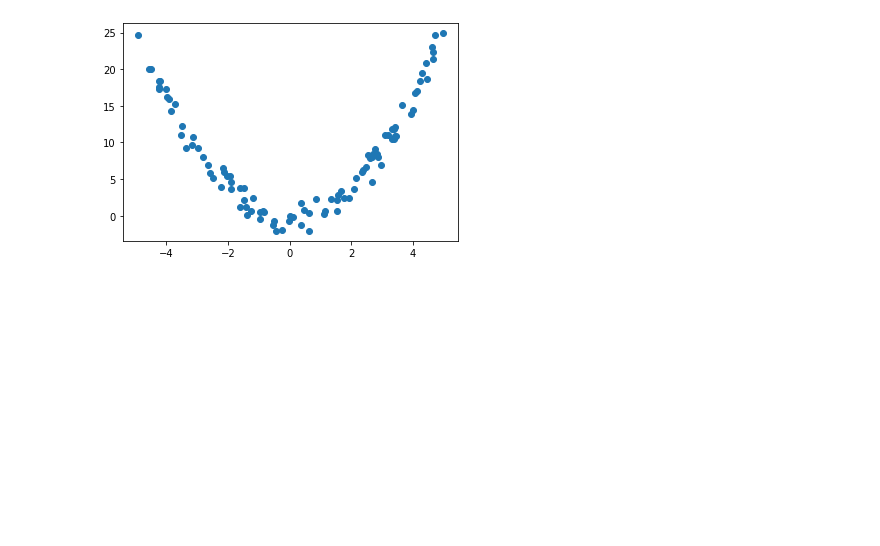
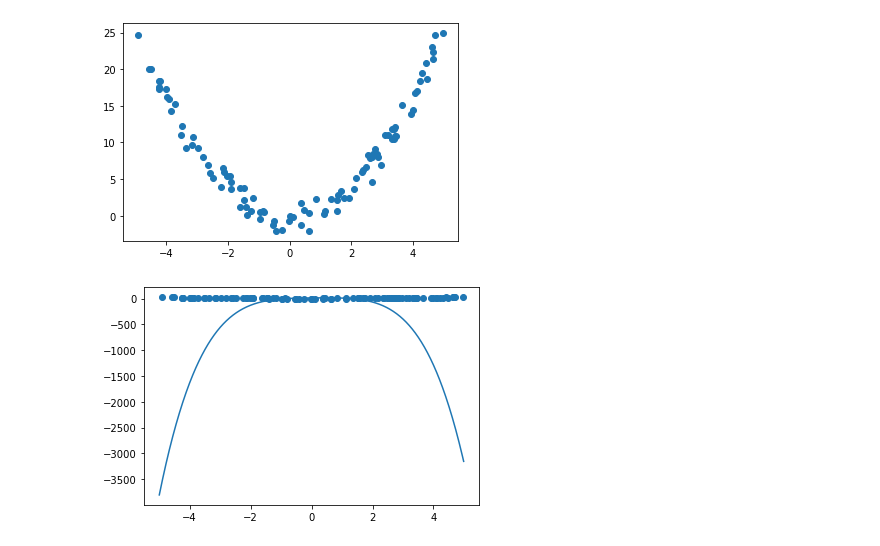
Before and after one commit to ryuichiueda/robot_and_stats_code, a Jupyter notebook: 8章の曲線回帰.ipynb, the cells around one changed output. Saved outputs shown, nothing was run; the diff lists cells and outputs as text; code cells hidden in the pictures; blank space fills up the shorter version.

```diff
--- a/8章の曲線回帰.ipynb
+++ b/8章の曲線回帰.ipynb
@@ -7,6 +7,10 @@ mu = [[0.0, 0.0, 0.0, 0.0, 0.0]]
 gauss_lambda = [np.identity(5)*0.00001]
 a = [1]
 b = [0.1]
+
+def phi_function(x, mu):
+    return sum([mu[n]*(x**n) for n in range(5)])
+
 
 def gen_lambda_dist():
     i = len(a)-1
@@ -51,3 +54,16 @@ def draw_data(data):
 draw_data(data)
 # %% [output]
 [figure]
+# %%
+mu = w_dist.rvs(1)
+
+def draw_estimate(data, mu):
+    xs = np.arange(-5, 5, 0.01)
+    ys = [phi_function(x, mu) for x in xs]
+    plt.plot(xs, ys)
+
+    draw_data(data)
+
+draw_estimate(data, mu)
+# %% [output]
+[figure, added]
```
Also changed, not shown: parts of 2 cells of this notebook.
